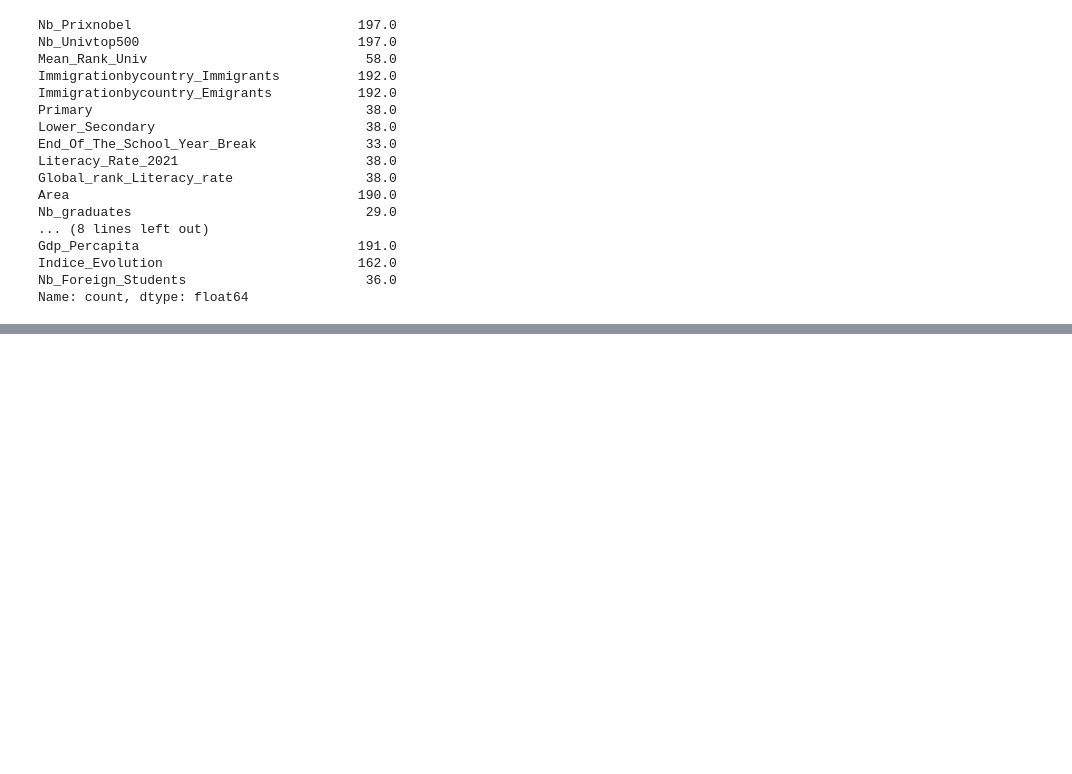
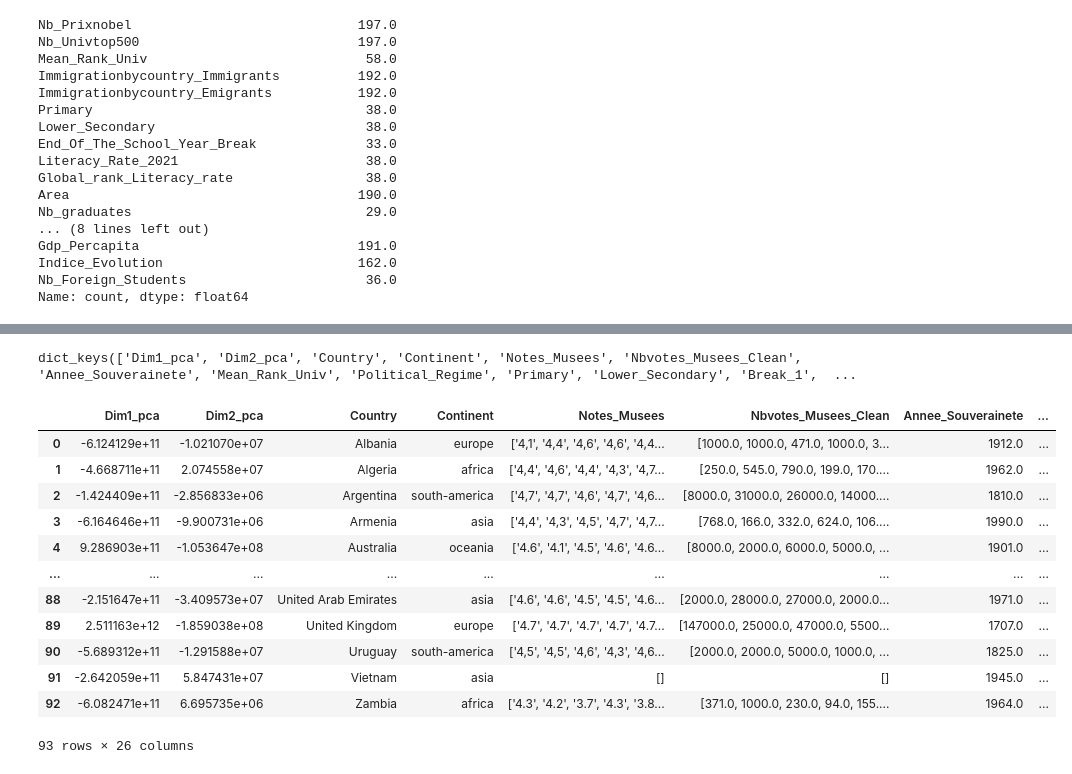
Before and after one commit to ahmedmokeddem/dalas, a Jupyter notebook: code/code EDA/ACP.ipynb, the cells around one changed output, grey strips where cells are left out. Cells and saved outputs as stored; diff of their text form; code cells hidden in the pictures; blank space fills up the shorter version.

```diff
--- a/code/code EDA/ACP.ipynb
+++ b/code/code EDA/ACP.ipynb
@@ -63,0 +186,25 @@ Name: count, dtype: float64
+# %%
+data.keys()
+# %% [output]
+dict_keys(['Dim1_pca', 'Dim2_pca', 'Country', 'Continent', 'Notes_Musees', 'Nbvotes_Musees_Clean', 'Annee_Souverainete', 'Mean_Rank_Univ', 'Political_Regime', 'Primary', 'Lower_Secondary', 'Break_1',  ...
+# %%
+# Transformation en DataFrame pandas
+new_df = pd.DataFrame(data)
+
+
+# Résultat (premières lignes)
+new_df
+# %% [output]
+|  | Dim1_pca | Dim2_pca | Country | Continent | Notes_Musees | Nbvotes_Musees_Clean | Annee_Souverainete | ... |
+| 0 | -6.124129e+11 | -1.021070e+07 | Albania | europe | ['4,1', '4,4', '4,6', '4,6', '4,4... | [1000.0, 1000.0, 471.0, 1000.0, 3... | 1912.0 | ... |
+| 1 | -4.668711e+11 | 2.074558e+07 | Algeria | africa | ['4,4', '4,6', '4,4', '4,3', '4,7... | [250.0, 545.0, 790.0, 199.0, 170.... | 1962.0 | ... |
+| 2 | -1.424409e+11 | -2.856833e+06 | Argentina | south-america | ['4,7', '4,7', '4,6', '4,7', '4,6... | [8000.0, 31000.0, 26000.0, 14000.... | 1810.0 | ... |
+| 3 | -6.164646e+11 | -9.900731e+06 | Armenia | asia | ['4,4', '4,3', '4,5', '4,7', '4,7... | [768.0, 166.0, 332.0, 624.0, 106.... | 1990.0 | ... |
+| 4 | 9.286903e+11 | -1.053647e+08 | Australia | oceania | ['4.6', '4.1', '4.5', '4.6', '4.6... | [8000.0, 2000.0, 6000.0, 5000.0, ... | 1901.0 | ... |
+| ... | ... | ... | ... | ... | ... | ... | ... | ... |
+| 88 | -2.151647e+11 | -3.409573e+07 | United Arab Emirates | asia | ['4.6', '4.6', '4.5', '4.5', '4.6... | [2000.0, 28000.0, 27000.0, 2000.0... | 1971.0 | ... |
+| 89 | 2.511163e+12 | -1.859038e+08 | United Kingdom | europe | ['4.7', '4.7', '4.7', '4.7', '4.7... | [147000.0, 25000.0, 47000.0, 5500... | 1707.0 | ... |
+| 90 | -5.689312e+11 | -1.291588e+07 | Uruguay | south-america | ['4,5', '4,5', '4,6', '4,3', '4,6... | [2000.0, 2000.0, 5000.0, 1000.0, ... | 1825.0 | ... |
+| 91 | -2.642059e+11 | 5.847431e+07 | Vietnam | asia | [] | [] | 1945.0 | ... |
+| 92 | -6.082471e+11 | 6.695735e+06 | Zambia | africa | ['4.3', '4.2', '3.7', '4.3', '3.8... | [371.0, 1000.0, 230.0, 94.0, 155.... | 1964.0 | ... |
+93 rows × 26 columns
```
Also changed, not shown: parts of 19 cells of this notebook.
